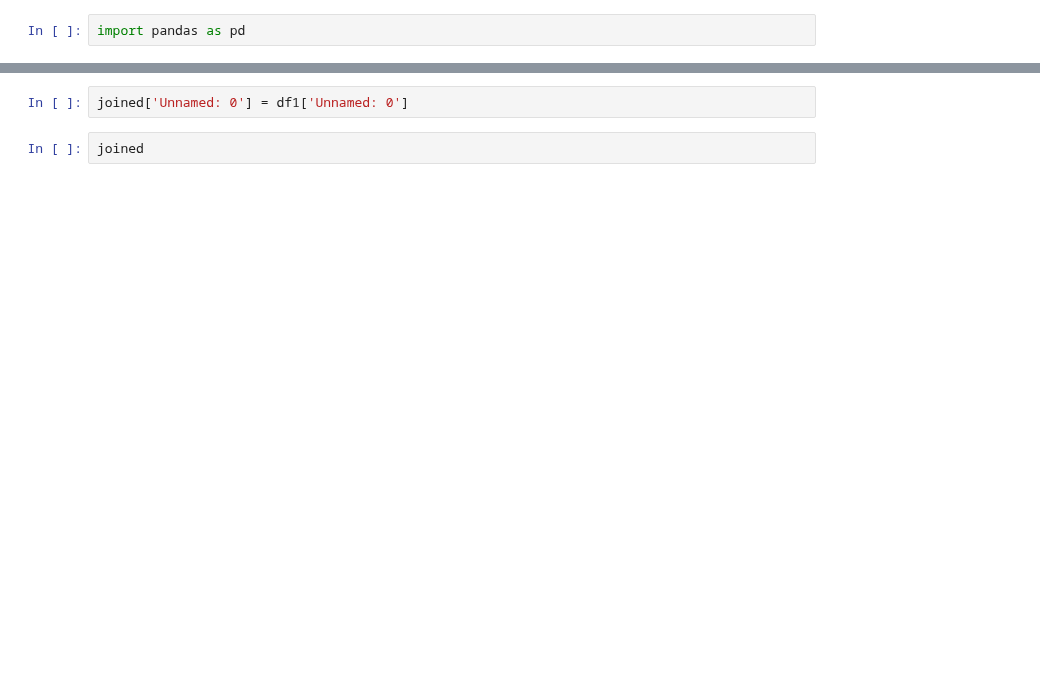
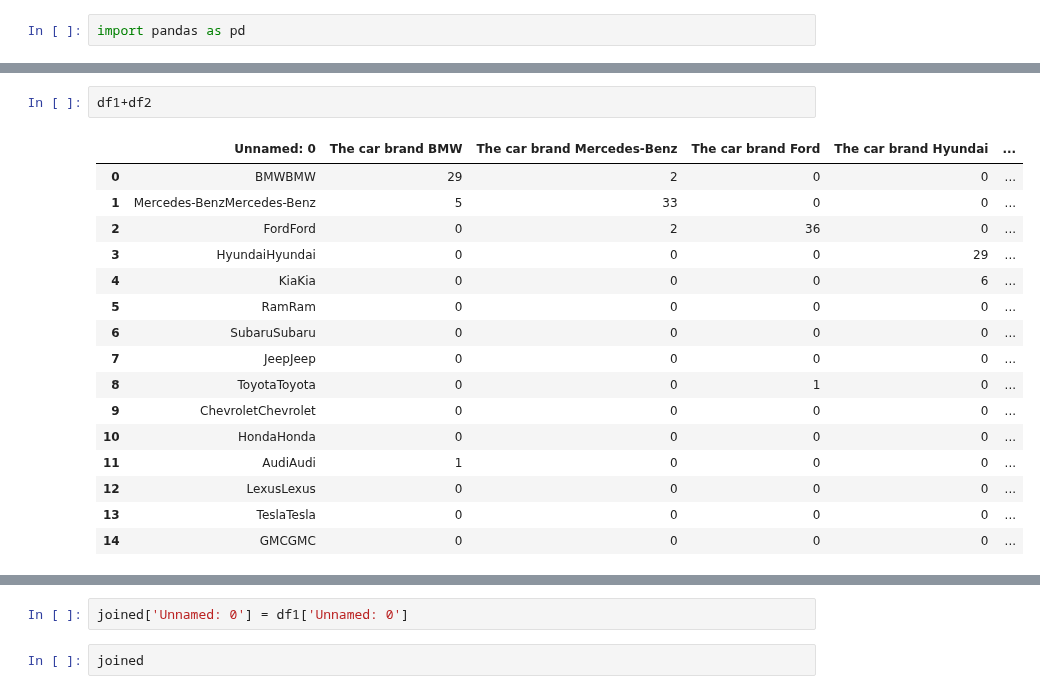
Before and after one commit to albtang/Katona-AI-Research, a Jupyter notebook: src/Merger.ipynb, the cells around one changed output, grey strips where cells are left out. Cells and saved outputs as stored; diff of their text form; blank space fills up the shorter version.

```diff
--- a/src/Merger.ipynb
+++ b/src/Merger.ipynb
@@ -10 +48,20 @@ df6 = pd.read_csv("Oct 19 small dataset5.csv")
+# %%
+df1+df2
+# %% [output]
+|  | Unnamed: 0 | The car brand BMW | The car brand Mercedes-Benz | The car brand Ford | The car brand Hyundai | ... |
+| 0 | BMWBMW | 29 | 2 | 0 | 0 | ... |
+| 1 | Mercedes-BenzMercedes-Benz | 5 | 33 | 0 | 0 | ... |
+| 2 | FordFord | 0 | 2 | 36 | 0 | ... |
+| 3 | HyundaiHyundai | 0 | 0 | 0 | 29 | ... |
+| 4 | KiaKia | 0 | 0 | 0 | 6 | ... |
+| 5 | RamRam | 0 | 0 | 0 | 0 | ... |
+| 6 | SubaruSubaru | 0 | 0 | 0 | 0 | ... |
+| 7 | JeepJeep | 0 | 0 | 0 | 0 | ... |
+| 8 | ToyotaToyota | 0 | 0 | 1 | 0 | ... |
+| 9 | ChevroletChevrolet | 0 | 0 | 0 | 0 | ... |
+| 10 | HondaHonda | 0 | 0 | 0 | 0 | ... |
+| 11 | AudiAudi | 1 | 0 | 0 | 0 | ... |
+| 12 | LexusLexus | 0 | 0 | 0 | 0 | ... |
+| 13 | TeslaTesla | 0 | 0 | 0 | 0 | ... |
+| 14 | GMCGMC | 0 | 0 | 0 | 0 | ... |
 # %%
```
Also changed, not shown: parts of 6 cells of this notebook, 2 other files.
